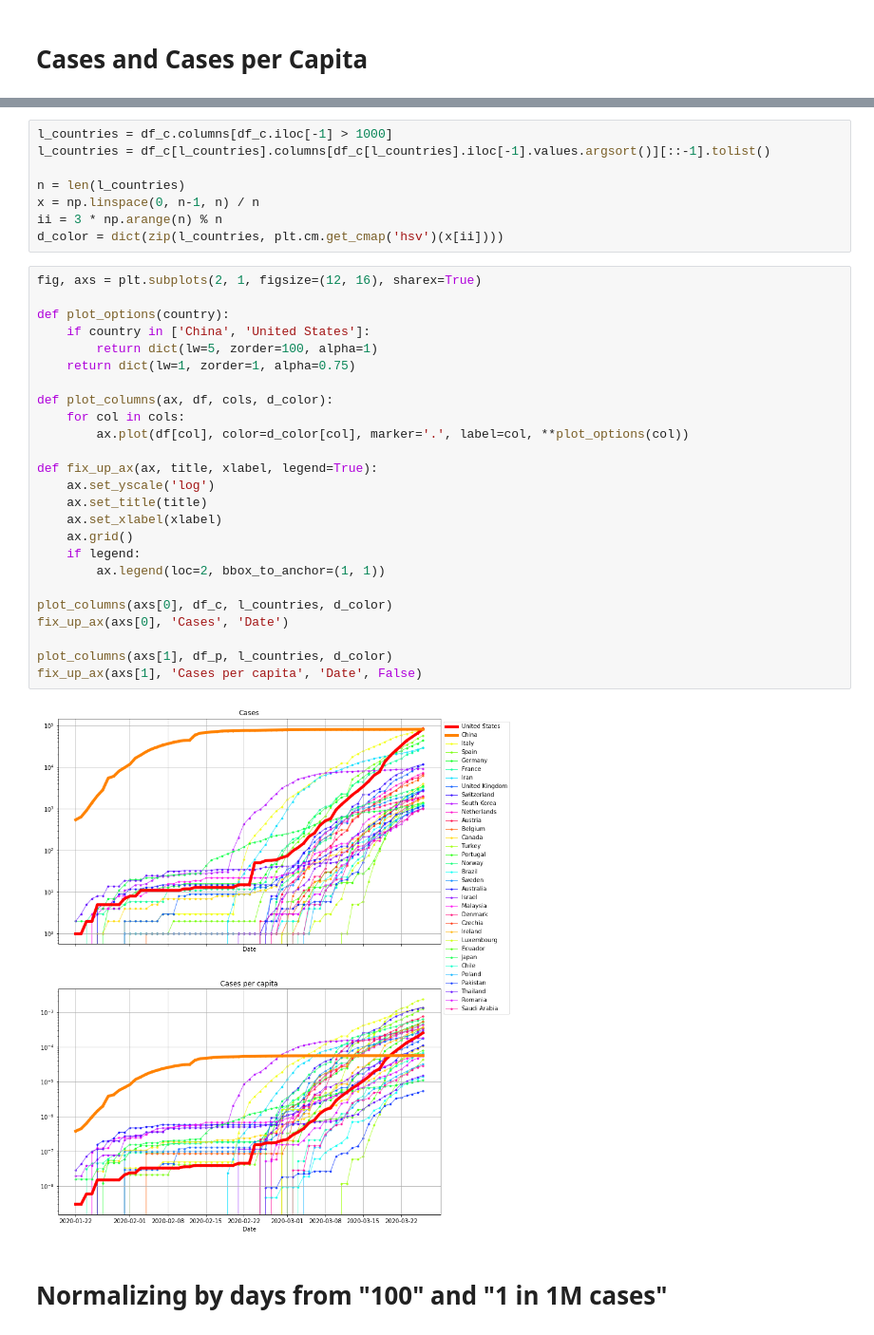
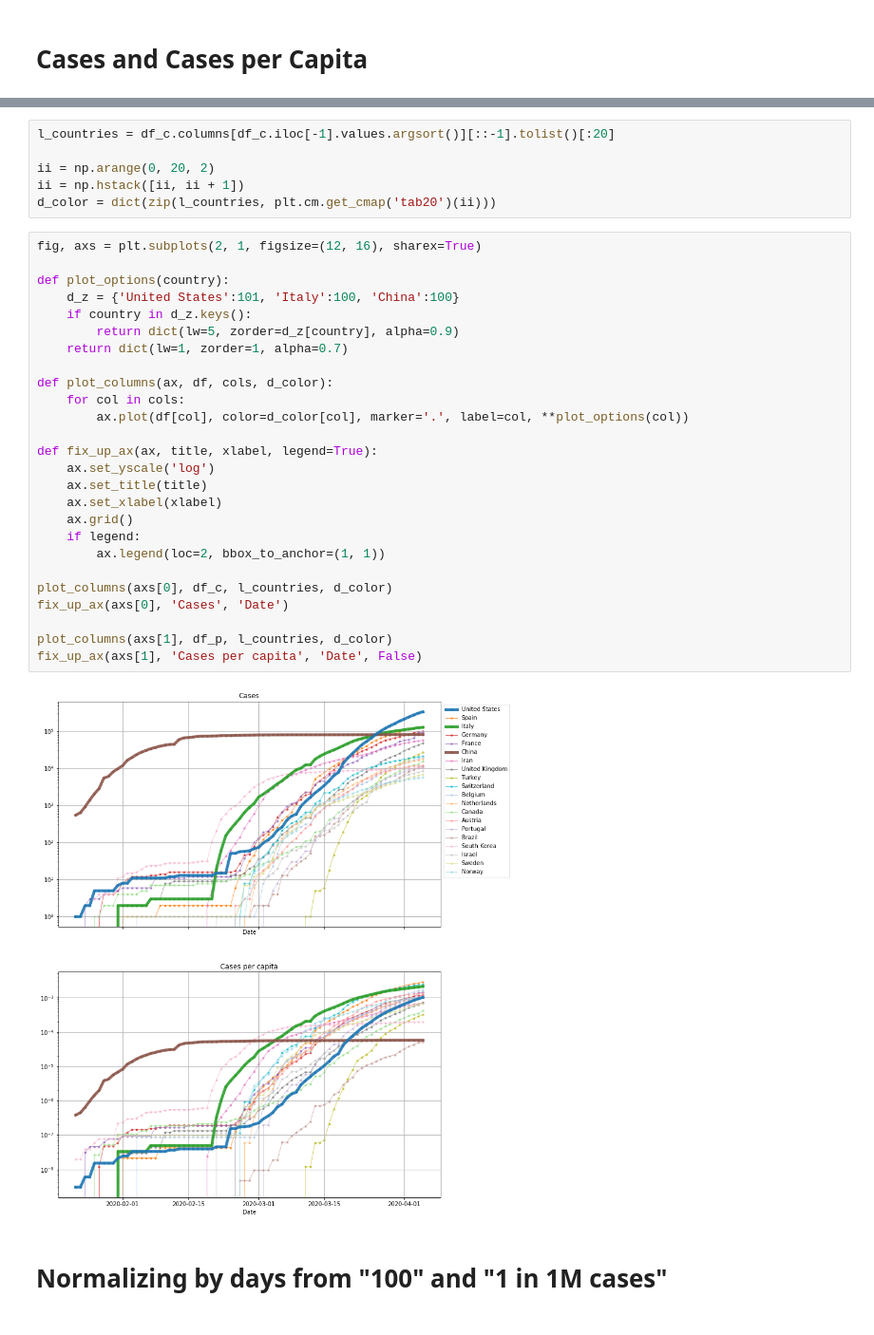
Before and after one commit to lcapalleja/Covid_19_Case_Graphs, a Jupyter notebook: Covid_19_Case_Graphs.ipynb, the cells around one changed output, grey strips where cells are left out. Shown: that part at 95% size. Drawn from its saved outputs; the diff is of its cells as text.

```diff
--- a/Covid_19_Case_Graphs.ipynb
+++ b/Covid_19_Case_Graphs.ipynb
@@ -89,38 +89,37 @@ Latest date: 03/26/20
 # %%
-l_countries = df_c.columns[df_c.iloc[-1] > 1000]
-l_countries = df_c[l_countries].columns[df_c[l_countries].iloc[-1].values.argsort()][::-1].tolist()
+l_countries = df_c.columns[df_c.iloc[-1].values.argsort()][::-1].tolist()[:20]
 
-n = len(l_countries)
-x = np.linspace(0, n-1, n) / n
-ii = 3 * np.arange(n) % n
-d_color = dict(zip(l_countries, plt.cm.get_cmap('hsv')(x[ii])))
+ii = np.arange(0, 20, 2)
+ii = np.hstack([ii, ii + 1])
+d_color = dict(zip(l_countries, plt.cm.get_cmap('tab20')(ii)))
 # %%
 fig, axs = plt.subplots(2, 1, figsize=(12, 16), sharex=True)
 
 def plot_options(country):
-    if country in ['China', 'United States']:
-        return dict(lw=5, zorder=100, alpha=1)
-    return dict(lw=1, zorder=1, alpha=0.75)
+    d_z = {'United States':101, 'Italy':100, 'China':100}
+    if country in d_z.keys():
+        return dict(lw=5, zorder=d_z[country], alpha=0.9)
+    return dict(lw=1, zorder=1, alpha=0.7)
 
 def plot_columns(ax, df, cols, d_color):
     for col in cols:
         ax.plot(df[col], color=d_color[col], marker='.', label=col, **plot_options(col))
 
 def fix_up_ax(ax, title, xlabel, legend=True):
     ax.set_yscale('log')
     ax.set_title(title)
     ax.set_xlabel(xlabel)
     ax.grid()
     if legend:
         ax.legend(loc=2, bbox_to_anchor=(1, 1))
 
 plot_columns(axs[0], df_c, l_countries, d_color)
 fix_up_ax(axs[0], 'Cases', 'Date')
 
 plot_columns(axs[1], df_p, l_countries, d_color)
 fix_up_ax(axs[1], 'Cases per capita', 'Date', False)
 # %% [output]
-[figure, old version]
+[figure, new version]
 # %% [markdown]
 # Normalizing by days from "100" and "1 in 1M cases"
 # %%
```
Also changed, not shown: parts of 3 cells of this notebook.
